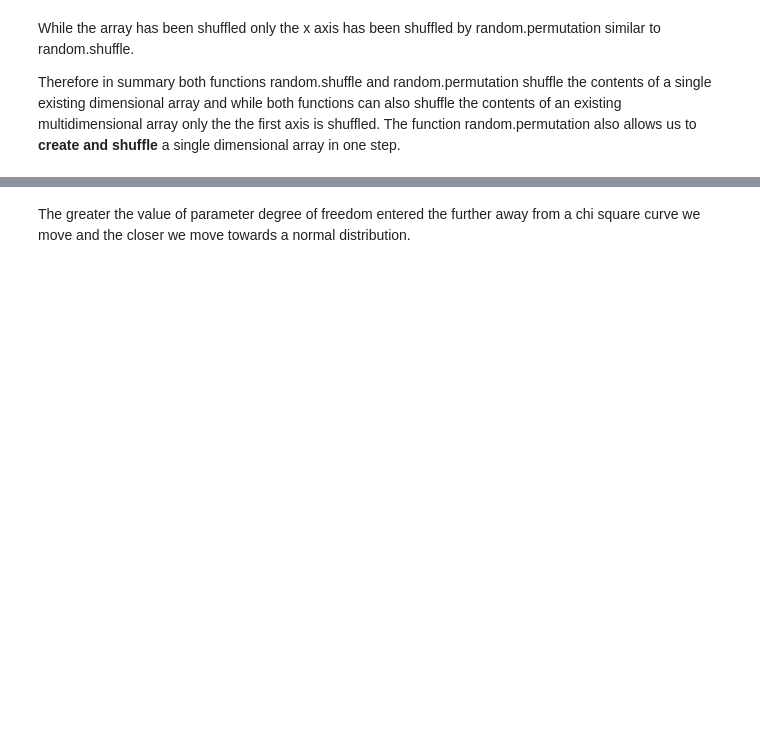
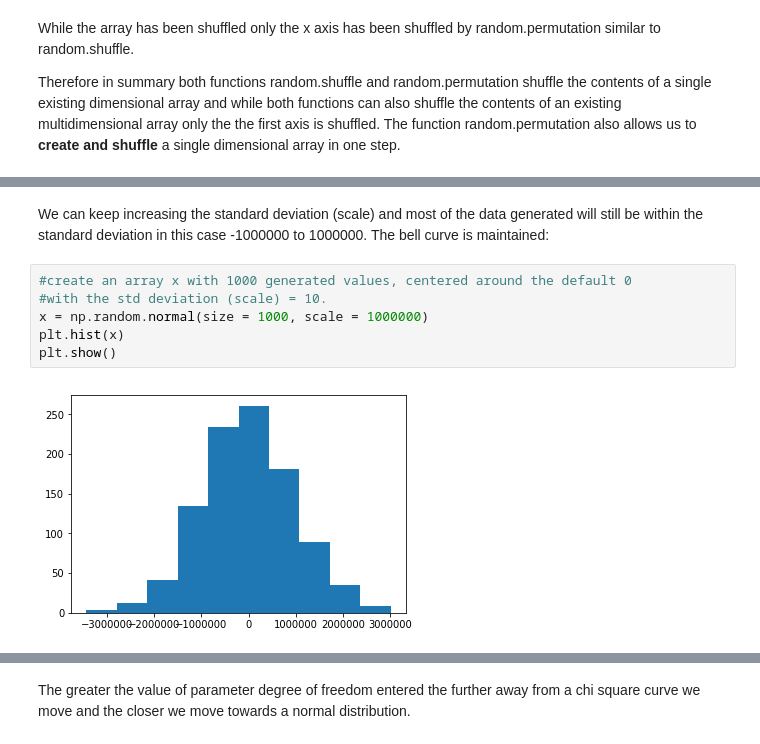
Before and after one commit to fionaoriordan/52465_19_np, a Jupyter notebook: numpy_random.ipynb, the cells around one changed output, grey strips where cells are left out. Drawn from its saved outputs; the diff is of its cells as text; blank space fills up the shorter version.

Commit message:
Updating Distributions in numpy_random nb

```diff
--- a/numpy_random.ipynb
+++ b/numpy_random.ipynb
@@ -532,0 +455,10 @@ plt.hist(x)
+# %% [markdown]
+We can keep increasing the standard deviation (scale) and most of the data generated will still be within the standard deviation in this case -1000000 to 1000000. The bell curve is maintained:
+# %%
+#create an array x with 1000 generated values, centered around the default 0
+#with the std deviation (scale) = 10.
+x = np.random.normal(size = 1000, scale = 1000000)
+plt.hist(x)
+plt.show()
+# %% [output]
+[figure, added]
```
Also changed, not shown: parts of 38 cells of this notebook.
